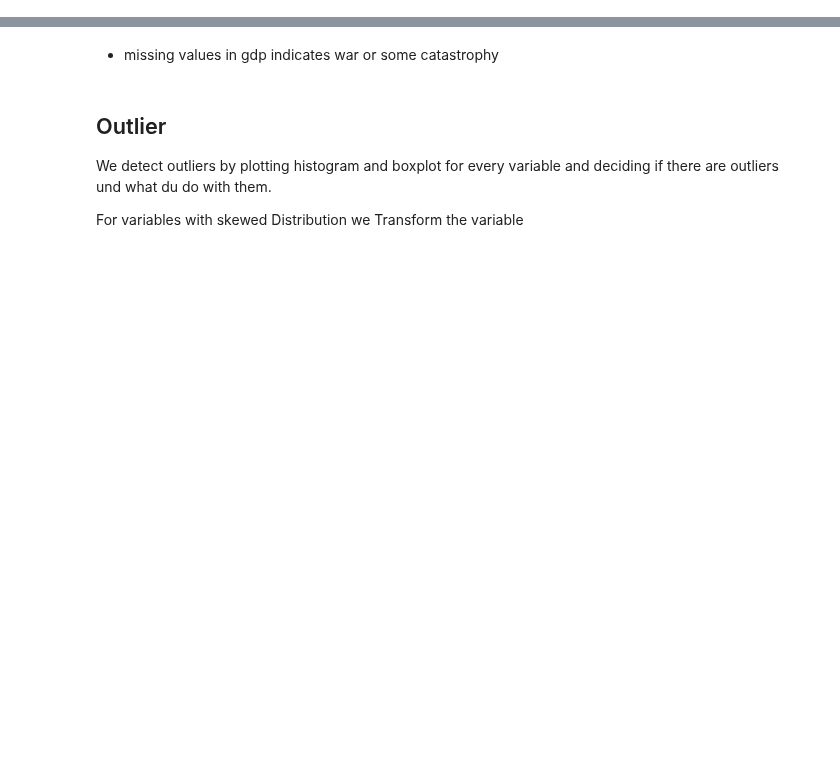
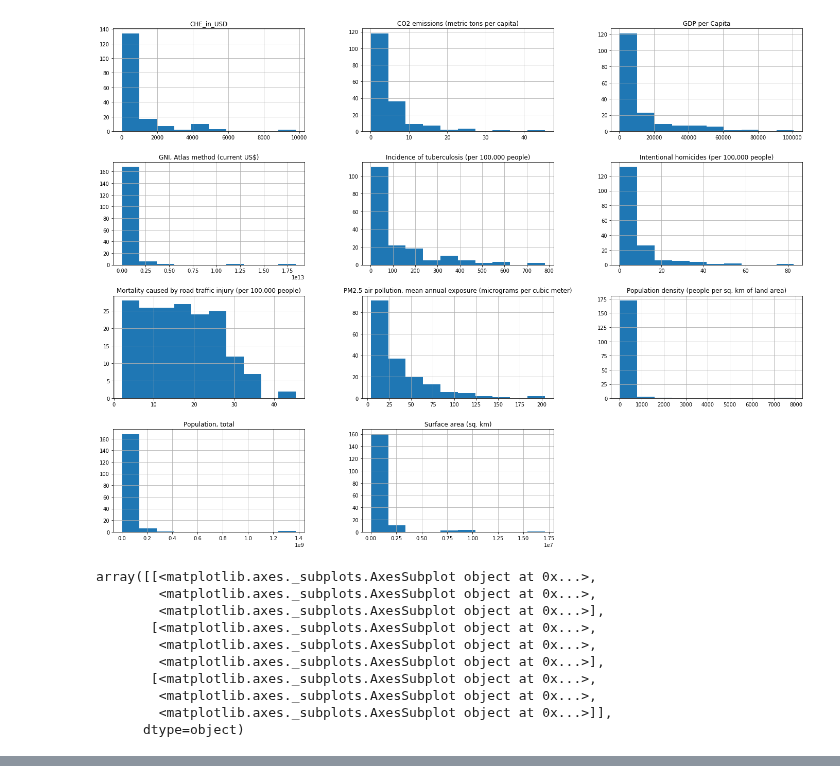
Before and after one commit to patrickFuerst/human_life_exp, a Jupyter notebook: Data_Processing(Attila).ipynb, the cells around one changed output, grey strips where cells are left out. Cells and saved outputs as stored; diff of their text form; code cells hidden in the pictures; blank space fills up the shorter version.

```diff
--- a/Data_Processing(Attila).ipynb
+++ b/Data_Processing(Attila).ipynb
@@ -50,17 +53,0 @@ For some Countries, the variable 'Income-Level' is missing. Since this
-# %%
-
-
-# Income level unknown
-# Delete this countries
-display(data[(data['Income Level']=='Unknown') | (data['Income Level'].isnull())])
-delcon.append('Democratic People\'s Republic of Korea')
-delcon.append('Somalia')
-print(delcon)
-#display(data[data['Country'].isin(delcon)])
-print(data.index)
-data.at[['Timor-Leste', 2000], 'Income Level'] = 'L'
-#data[(data['Country'] == 'Timor-Leste') & (data['Year'] == 2000)]['Income Level'] = 'L'
-data.set_value(['Timor-Leste',2000], 'Income Level', 'L')
-
-display(data[data['Country'].isin(delcon)])
-data = data[~data['Country'].isin(delcon)]
@@ -240,17 +175,30 @@ plt.show()
 # %%
-#import seaborn as sns
-cols = ['LE_both',
-       'Population, total',
-       'Population density (people per sq. km of land area)',
-       'GDP per Capita', 'Surface area (sq. km)',
-       'GNI per capita, Atlas method (current US$)',
-       'GDP per capita growth (annual %)', 'GDP growth (annual %)',
-       'PM2.5 air pollution, mean annual exposure (micrograms per cubic meter)',
-       'Mortality caused by road traffic injury (per 100,000 people)',
-       'Intentional homicides (per 100,000 people)',
-       'Individuals using the Internet (% of population)',
-       'Incidence of tuberculosis (per 100,000 people)',
-       'CO2 emissions (metric tons per capita)',
-       'Access to electricity (% of population)', 'CHE_in_USD']
-#sns.pairplot(data_last, kind="scatter", vars=cols, diag_kind='kde')
-#plt.show()
+cols = ['Surface area (sq. km)',
+        'Population, total',
+        'Population density (people per sq. km of land area)',
+        'GDP per Capita',
+        'GNI, Atlas method (current US$)',
+#       'GDP per capita growth (annual %)', 'GDP growth (annual %)',
+        'PM2.5 air pollution, mean annual exposure (micrograms per cubic meter)',
+        'Mortality caused by road traffic injury (per 100,000 people)',
+        'Intentional homicides (per 100,000 people)',
+        'Incidence of tuberculosis (per 100,000 people)',
+        'CO2 emissions (metric tons per capita)',
+        'CHE_in_USD']
+
+fig = data_last[cols].hist(figsize=(24, 18))
+plt.show()
+
+data_last.loc[:, ~data_last.columns.isin(cols)].hist(figsize=(24, 18))
+# %% [output]
+[figure, added]
+array([[<matplotlib.axes._subplots.AxesSubplot object at 0x...>,
+        <matplotlib.axes._subplots.AxesSubplot object at 0x...>,
+        <matplotlib.axes._subplots.AxesSubplot object at 0x...>],
+       [<matplotlib.axes._subplots.AxesSubplot object at 0x...>,
+        <matplotlib.axes._subplots.AxesSubplot object at 0x...>,
+        <matplotlib.axes._subplots.AxesSubplot object at 0x...>],
+       [<matplotlib.axes._subplots.AxesSubplot object at 0x...>,
+        <matplotlib.axes._subplots.AxesSubplot object at 0x...>,
+        <matplotlib.axes._subplots.AxesSubplot object at 0x...>]],
+      dtype=object)
@@ -257,9 +206 @@ cols = ['LE_both',
-# %% [markdown]
-* missing values in gdp indicates war or some catastrophy
-# %% [markdown]
-## Outlier
-
-We detect outliers by plotting histogram and boxplot for every variable and deciding if there are outliers und what du do with them.
-
-For variables with skewed Distribution we Transform the variable
 # %%
```
Also changed, not shown: parts of 20 cells of this notebook.
